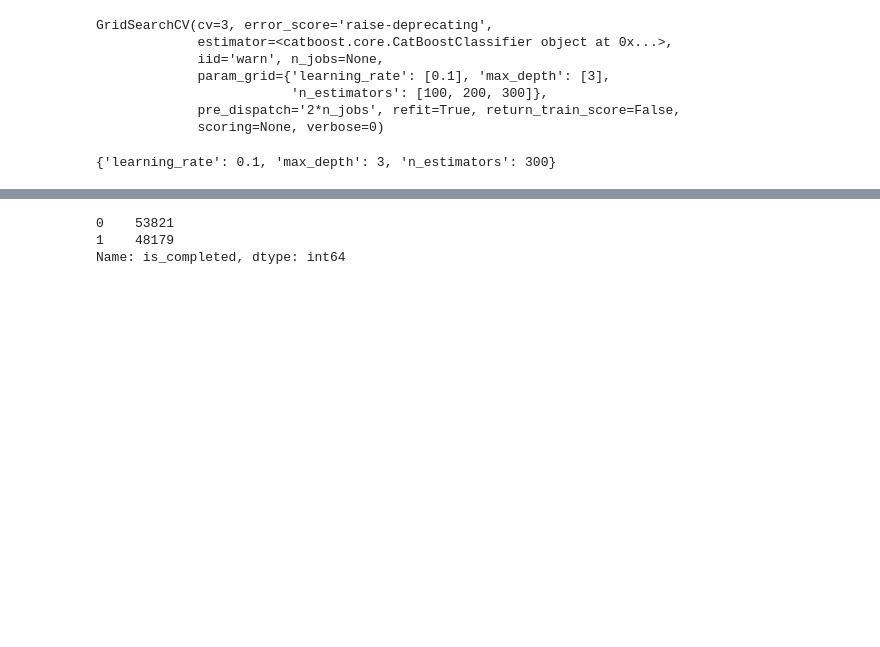
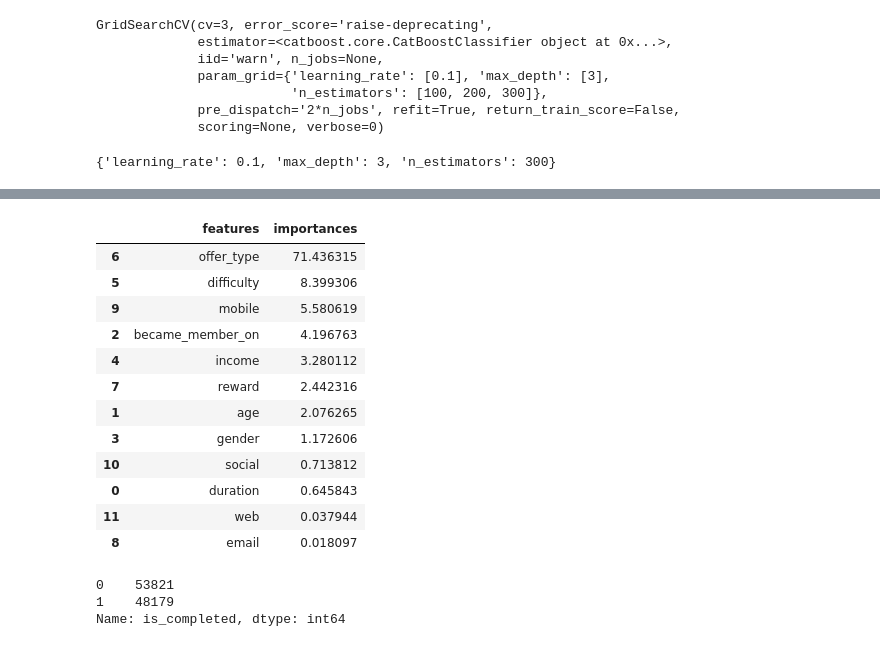
Before and after one commit to saidamir/Offer_customer_segment, a Jupyter notebook: Starbucks_Capstone_notebook_042920.ipynb, the cells around one changed output, grey strips where cells are left out. Saved outputs shown, nothing was run; the diff lists cells and outputs as text; code cells hidden in the pictures; blank space fills up the shorter version.

```diff
--- a/Starbucks_Capstone_notebook_042920.ipynb
+++ b/Starbucks_Capstone_notebook_042920.ipynb
@@ -717,3 +725,19 @@ The accuracy metric is almost 75% and it worked well for the situations where la
+# %%
+pd.DataFrame({'features':x.columns,'importances': grid.best_estimator_.feature_importances_}).sort_values('importances', ascending=False)
+# %% [output]
+|  | features | importances |
+| 6 | offer_type | 71.436315 |
+| 5 | difficulty | 8.399306 |
+| 9 | mobile | 5.580619 |
+| 2 | became_member_on | 4.196763 |
+| 4 | income | 3.280112 |
+| 7 | reward | 2.442316 |
+| 1 | age | 2.076265 |
+| 3 | gender | 1.172606 |
+| 10 | social | 0.713812 |
+| 0 | duration | 0.645843 |
+| 11 | web | 0.037944 |
+| 8 | email | 0.018097 |
 # %%
 y.value_counts()
 # %% [output]
```
Also changed, not shown: parts of 16 cells of this notebook.
